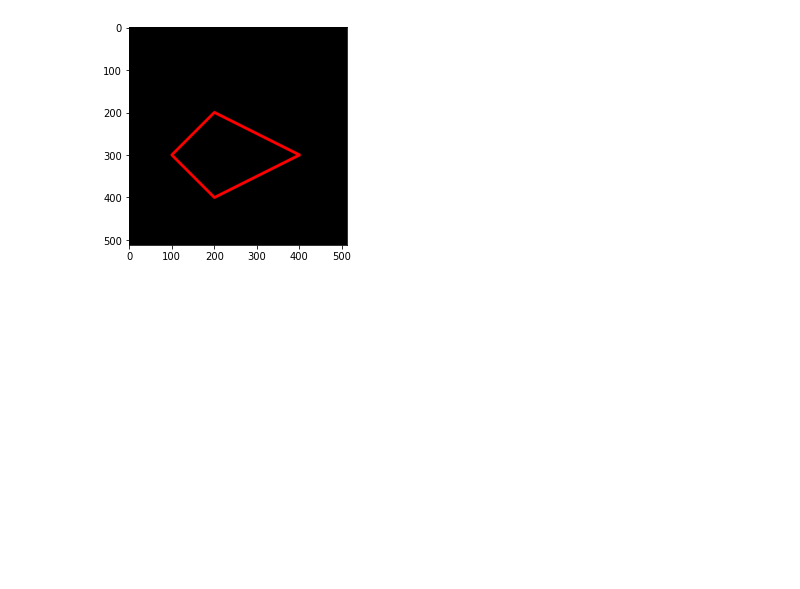
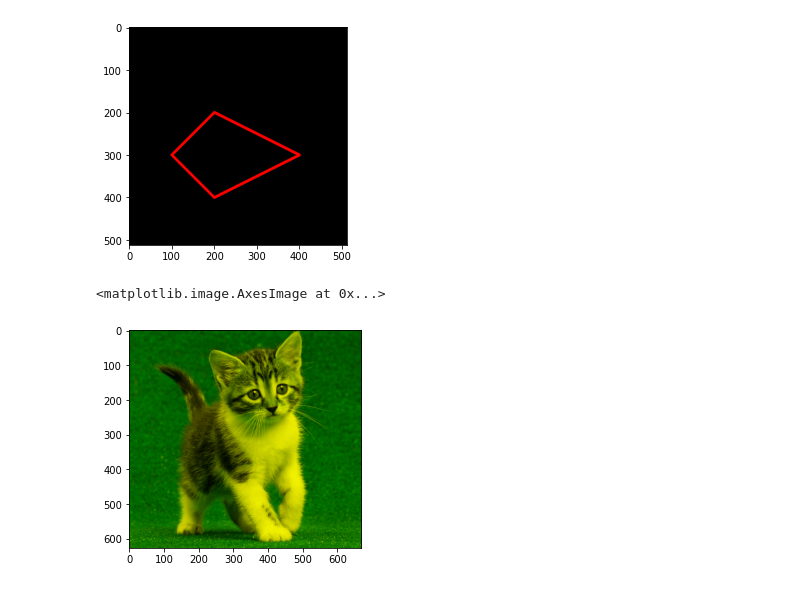
Before and after one commit to FarhanAgil/PCVK_Genap2022, a Jupyter notebook: Week2.ipynb, the cells around one changed output. Saved outputs shown, nothing was run; the diff lists cells and outputs as text; code cells hidden in the pictures; blank space fills up the shorter version.

```diff
--- a/Week2.ipynb
+++ b/Week2.ipynb
@@ -119,3 +119,11 @@ plt.imshow(black_img2)
 # %% [output]
 <matplotlib.image.AxesImage at 0x...>
 [figure]
+# %%
+#1
+img_rg = img.copy()
+img_rg[:,:,2] = 0
+plt.imshow(img_rg)
+# %% [output]
+<matplotlib.image.AxesImage at 0x...>
+[figure, added]
```
Also changed, not shown: parts of 9 cells of this notebook.
